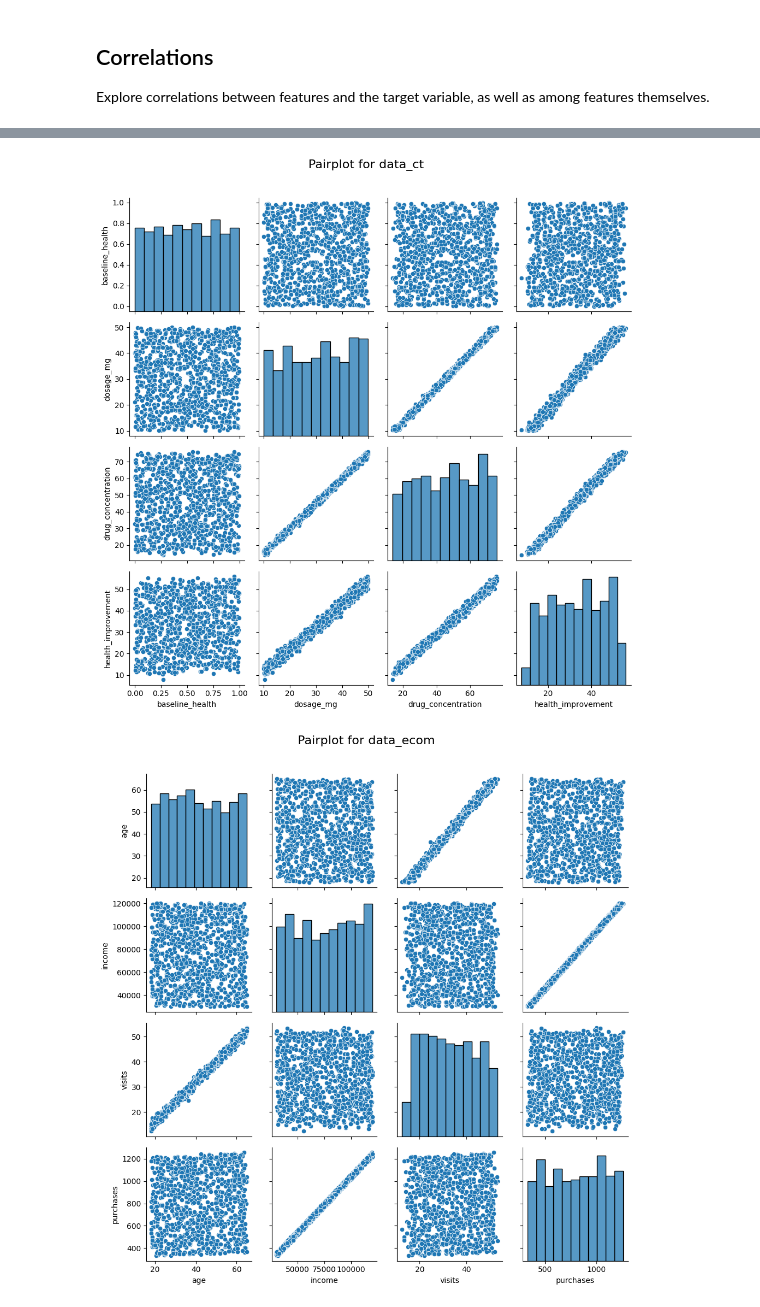
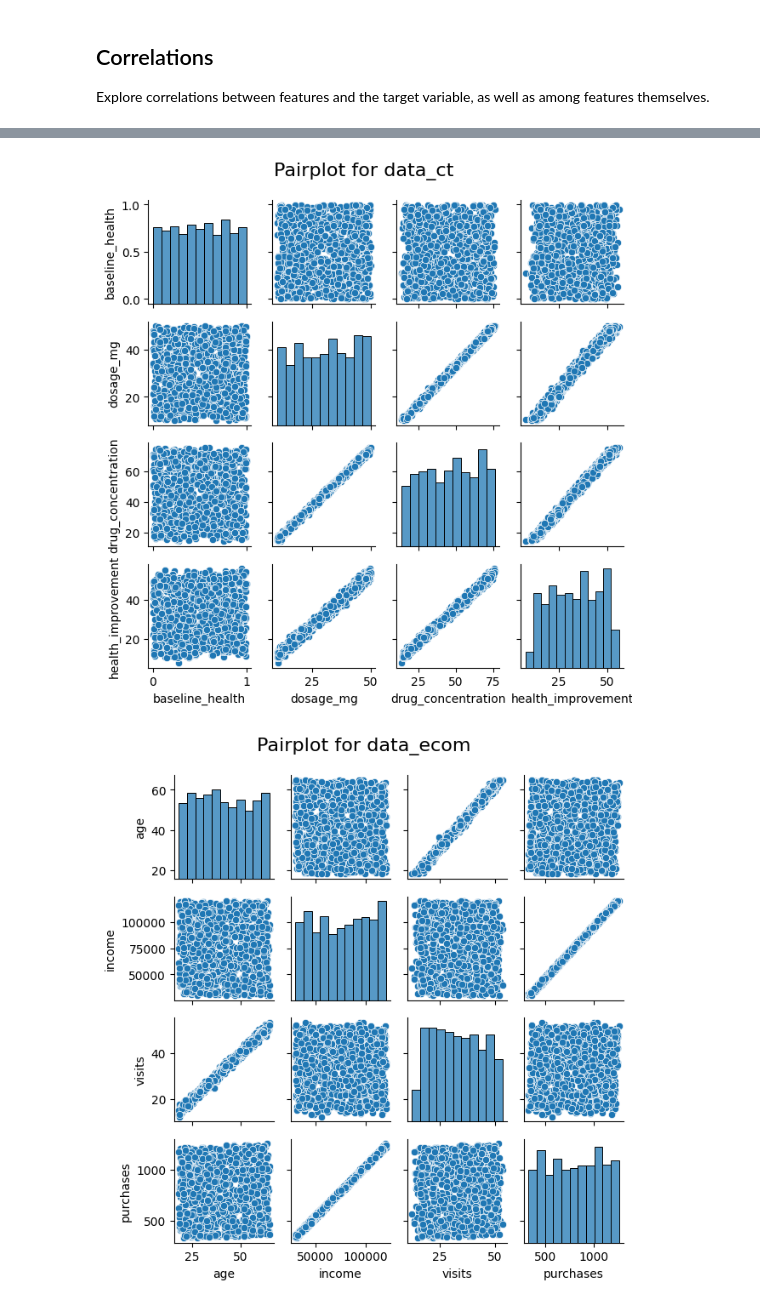
Before and after one commit to irisyyl/Casual_Inference_causal_direction_iv, a Jupyter notebook: 1_DatasetCharacteristics/exploratory_data_analysis.ipynb, the cells around one changed output, grey strips where cells are left out. Drawn from its saved outputs; the diff is of its cells as text; code cells hidden in the pictures.

```diff
--- a/1_DatasetCharacteristics/exploratory_data_analysis.ipynb
+++ b/1_DatasetCharacteristics/exploratory_data_analysis.ipynb
@@ -147,7 +147,7 @@ Plot the distribution of various features and target variables. Comment on the s
 for name, df in datasets.items():
     print(f"\nPlotting hist for: {name}")
     plt.figure(figsize=(12, 12))
-    df.hist(figsize=(12, 12), grid=False)
+    df.hist(figsize=(12,3), grid=False, layout=(1, 4))
     plt.suptitle(f"Histograms for {name}", fontsize=16)
     plt.tight_layout()
     plt.show()
@@ -216,10 +219,3 @@ for name, df in datasets.items():
 ## Correlations
 
 Explore correlations between features and the target variable, as well as among features themselves.
-# %%
-# Plotting heatmaps to show feature correlations
-for name, df in datasets.items():
-    correlation_matrix = df.corr()
-    sns.heatmap(correlation_matrix, annot=True)
-    plt.title(f"Feature Correlations: {name}")
-    plt.show()
@@ -231,0 +222,25 @@ for name, df in datasets.items():
+# %%
+# Plotting heatmaps to show feature correlations
+names = list(datasets.keys())
+
+for i in range(0, len(names), 2):
+    row_names = names[i:i+2]
+    fig, axes = plt.subplots(1, 2, figsize=(12, 5))
+    axes_list = axes.ravel()
+
+    for ax, name in zip(axes_list, row_names):
+        df = datasets[name]
+        corr = df.corr()
+
+        sns.heatmap(corr, annot=True, ax=ax)
+        ax.set_title(f"Feature Correlations: {name}")
+
+        for side in ["top", "right"]:
+            ax.spines[side].set_visible(False)
+
+    if len(row_names) < len(axes_list):
+        for ax in axes_list[len(row_names):]:
+            ax.set_visible(False)
+
+    fig.tight_layout()
+    plt.show()
@@ -232,7 +251,7 @@ for name, df in datasets.items():
 # %%
 # Plotting pairplots
 for name, df in datasets.items():
-    g = sns.pairplot(df)
+    g = sns.pairplot(df, height=1.6, aspect=1.0)
     g.fig.suptitle(f"Pairplot for {name}", y=1.02, fontsize=16)
     g.fig.tight_layout()
     g.fig.subplots_adjust(top=0.95)
@@ -241,2 +260,2 @@ for name, df in datasets.items():
-[figure, old version]
+[figure, new version]
-[figure, old version]
+[figure, new version]
```
Also changed, not shown: parts of 6 cells of this notebook.
